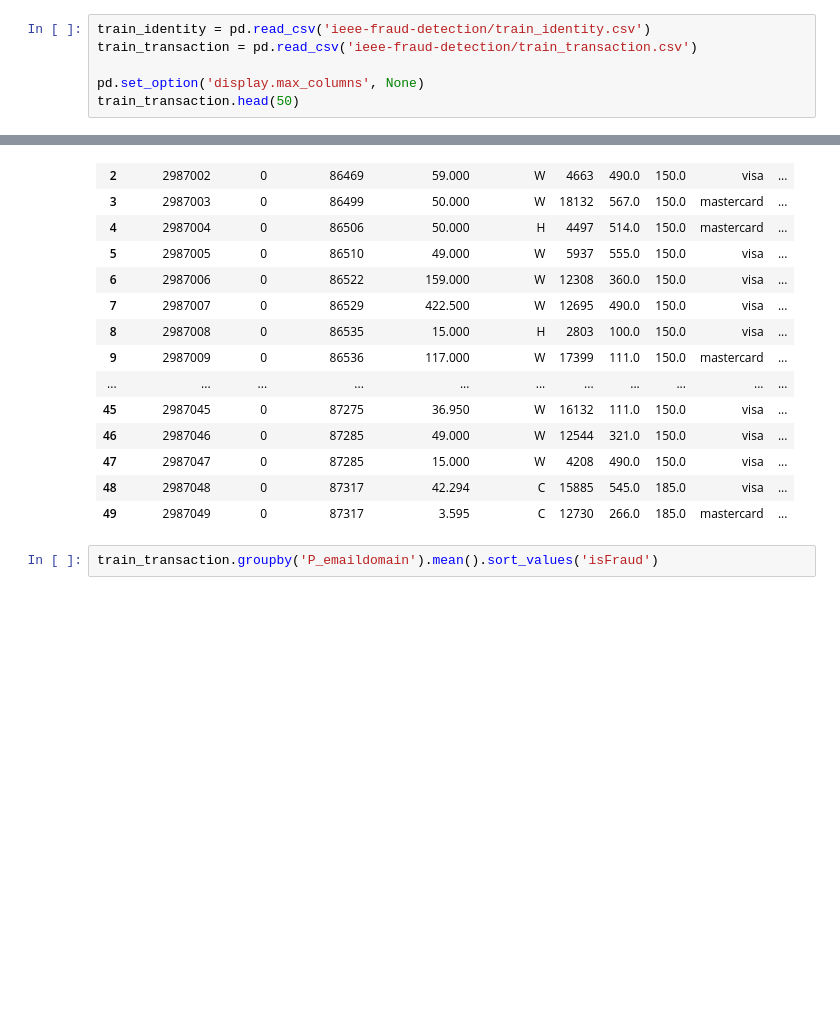
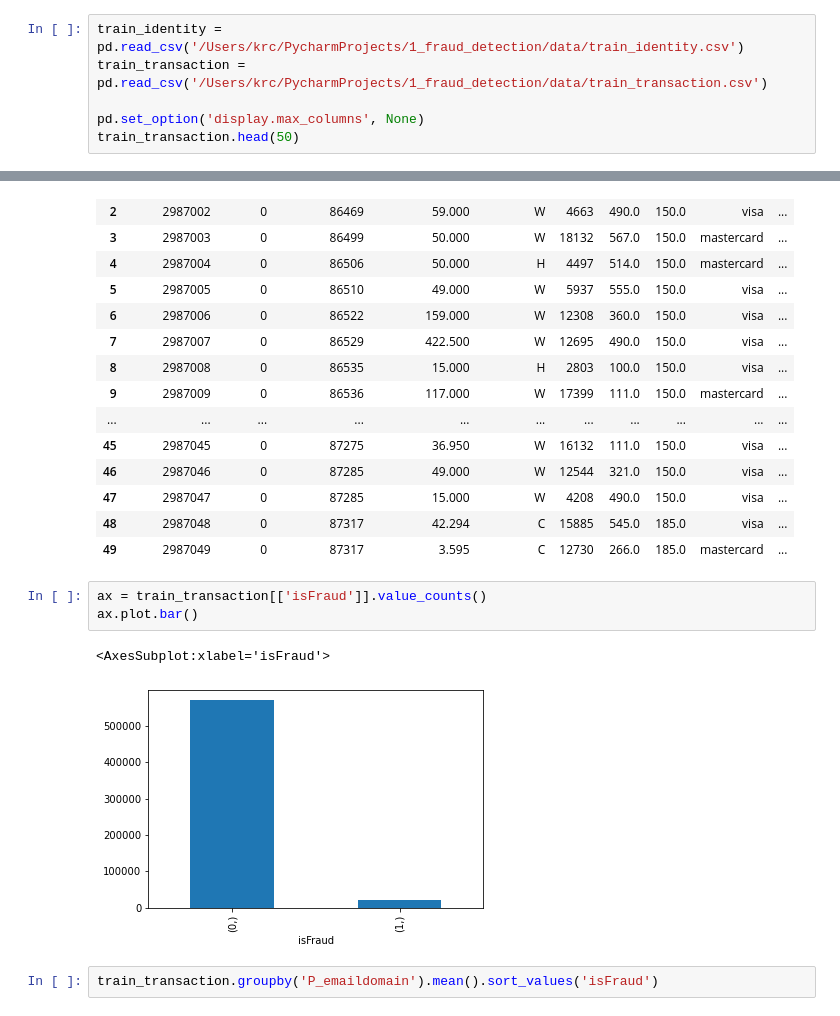
Before and after one commit to YI-Hongju/IEEE-CIS_Fraud_Detection, a Jupyter notebook: fraud_EDA_jieun.ipynb, the cells around one changed output, grey strips where cells are left out. Drawn from its saved outputs; the diff is of its cells as text; blank space fills up the shorter version.

```diff
--- a/fraud_EDA_jieun.ipynb
+++ b/fraud_EDA_jieun.ipynb
@@ -6,6 +8,6 @@ import numpy as np
 # %%
-train_identity = pd.read_csv('ieee-fraud-detection/train_identity.csv')
-train_transaction = pd.read_csv('ieee-fraud-detection/train_transaction.csv')
+train_identity = pd.read_csv('/Users/krc/PycharmProjects/1_fraud_detection/data/train_identity.csv')
+train_transaction = pd.read_csv('/Users/krc/PycharmProjects/1_fraud_detection/data/train_transaction.csv')
 
 pd.set_option('display.max_columns', None)
 train_transaction.head(50)
@@ -27,6 +29,12 @@ train_transaction.head(50)
 | 47 | 2987047 | 0 | 87285 | 15.000 | W | 4208 | 490.0 | 150.0 | visa | ... |
 | 48 | 2987048 | 0 | 87317 | 42.294 | C | 15885 | 545.0 | 185.0 | visa | ... |
 | 49 | 2987049 | 0 | 87317 | 3.595 | C | 12730 | 266.0 | 185.0 | mastercard | ... |
+# %%
+ax = train_transaction[['isFraud']].value_counts()
+ax.plot.bar()
+# %% [output]
+<AxesSubplot:xlabel='isFraud'>
+[figure, added]
 # %%
 train_transaction.groupby('P_emaildomain').mean().sort_values('isFraud')
 # %% [output]
```
Also changed, not shown: parts of 14 cells of this notebook.
